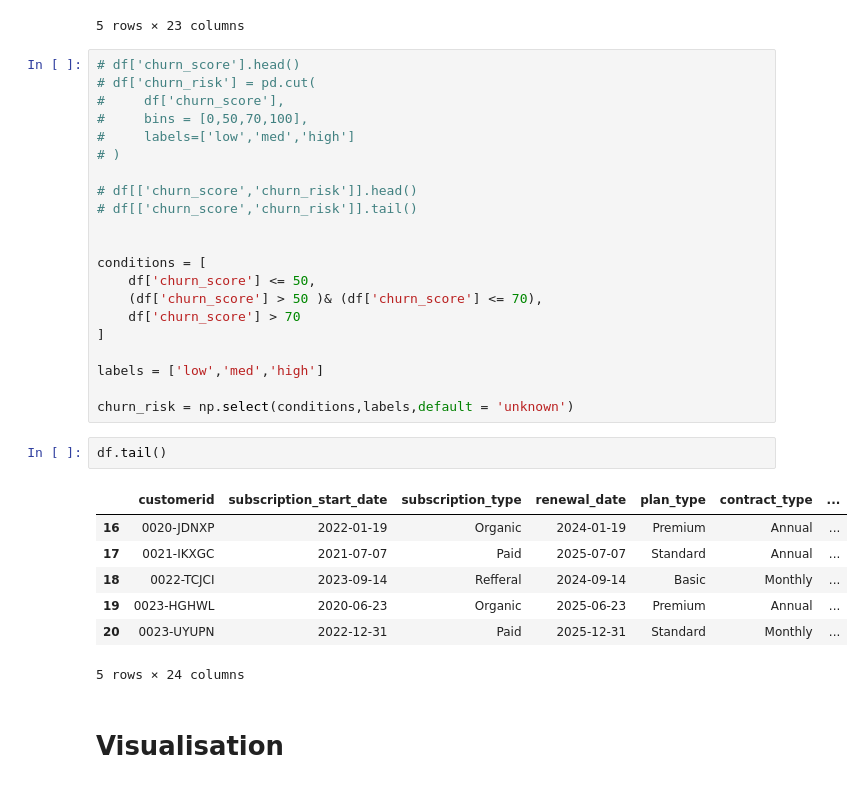
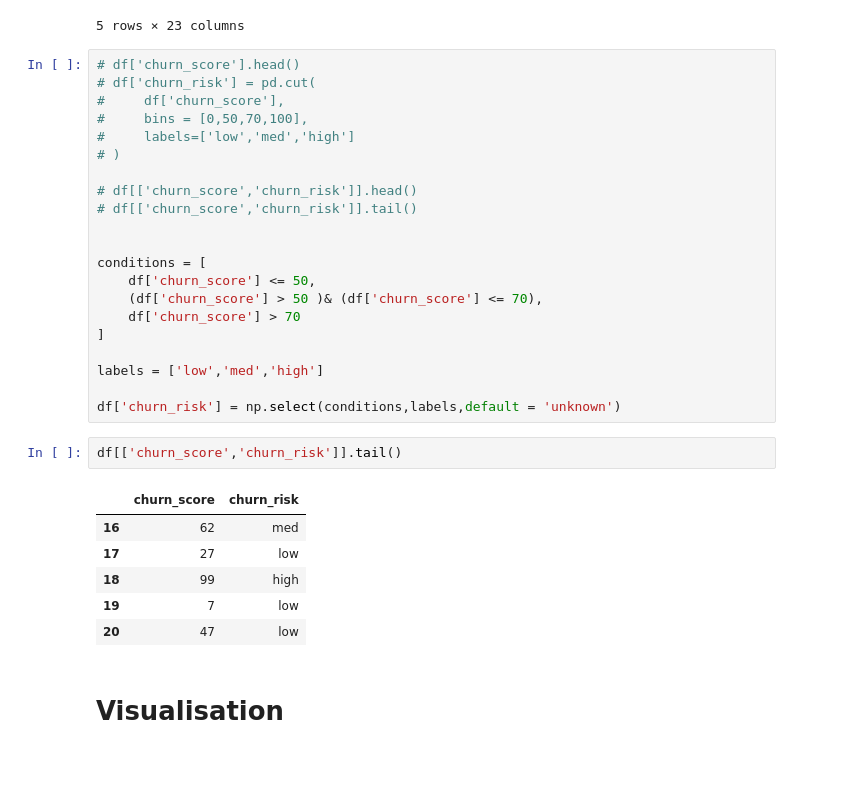
Before and after one commit to abdullahshamshad03/Churn-Analysis, a Jupyter notebook: data_analysis.ipynb, the cells around one changed output. Drawn from its saved outputs; the diff is of its cells as text.

```diff
--- a/data_analysis.ipynb
+++ b/data_analysis.ipynb
@@ -210,17 +196,16 @@ conditions = [
 
 labels = ['low','med','high']
 
-churn_risk = np.select(conditions,labels,default = 'unknown')
+df['churn_risk'] = np.select(conditions,labels,default = 'unknown')
 # %%
-df.tail()
+df[['churn_score','churn_risk']].tail()
 # %% [output]
-|  | customerid | subscription_start_date | subscription_type | renewal_date | plan_type | contract_type | ... |
-| 16 | 0020-JDNXP | 2022-01-19 | Organic | 2024-01-19 | Premium | Annual | ... |
-| 17 | 0021-IKXGC | 2021-07-07 | Paid | 2025-07-07 | Standard | Annual | ... |
-| 18 | 0022-TCJCI | 2023-09-14 | Refferal | 2024-09-14 | Basic | Monthly | ... |
-| 19 | 0023-HGHWL | 2020-06-23 | Organic | 2025-06-23 | Premium | Annual | ... |
-| 20 | 0023-UYUPN | 2022-12-31 | Paid | 2025-12-31 | Standard | Monthly | ... |
+|  | churn_score | churn_risk |
+| 16 | 62 | med |
+| 17 | 27 | low |
+| 18 | 99 | high |
+| 19 | 7 | low |
+| 20 | 47 | low |
-5 rows × 24 columns
 # %% [markdown]
 # Visualisation
 # %%
```
Also changed, not shown: parts of 13 cells of this notebook.
